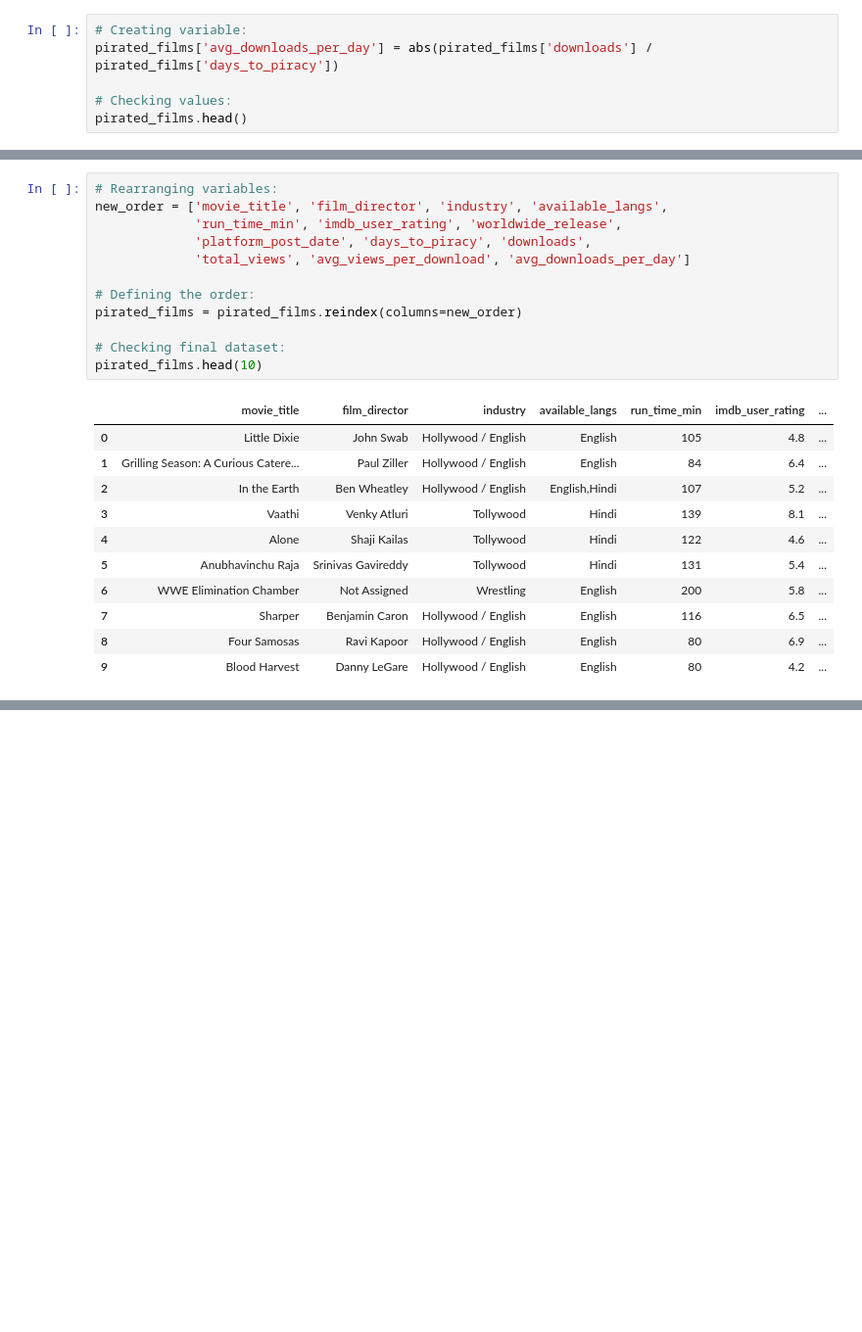
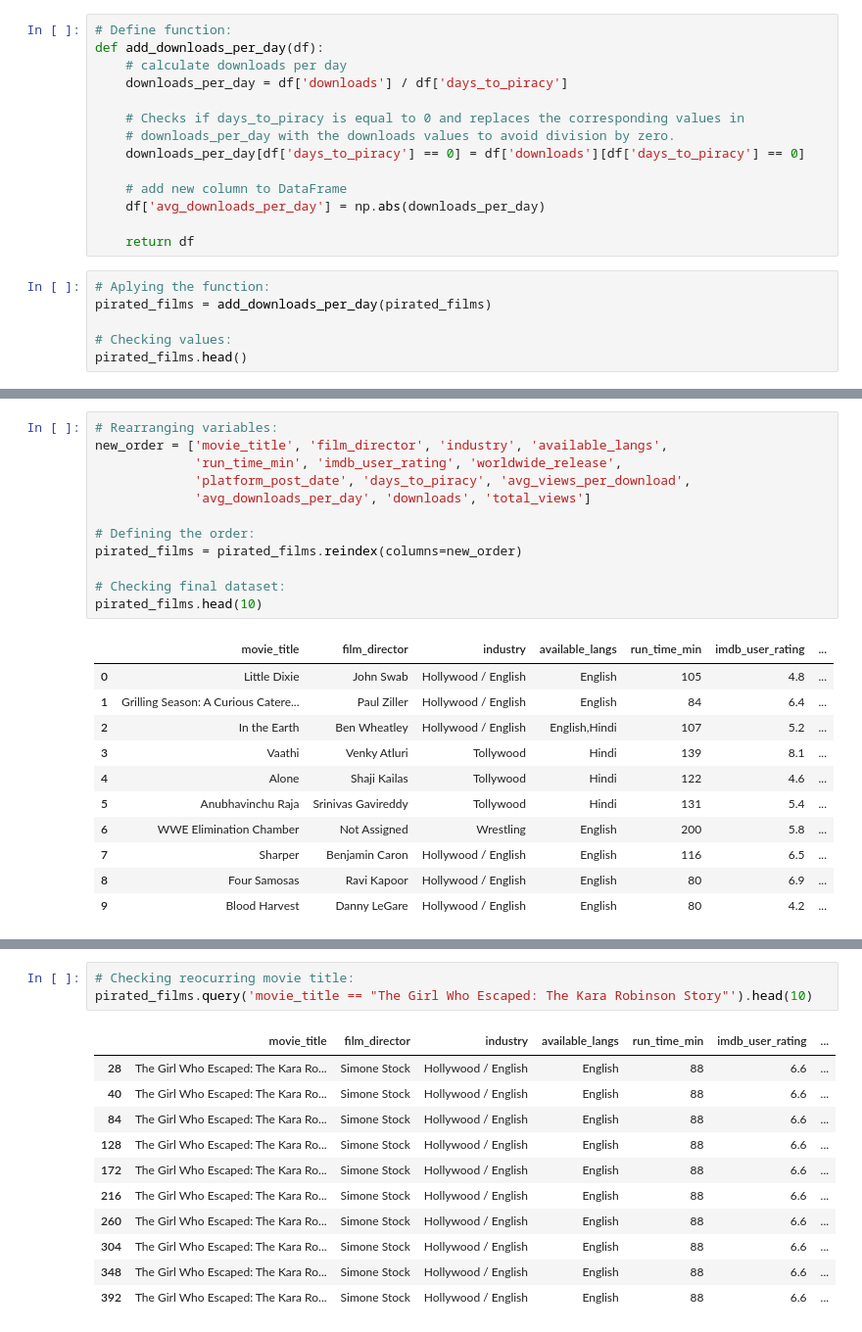
Before and after one commit to JoSEPHDev2022/EDA_Pirated_Movies, a Jupyter notebook: eda_report.ipynb, the cells around one changed output, grey strips where cells are left out. Shown: that part at 98% size. Saved outputs shown, nothing was run; the diff lists cells and outputs as text; blank space fills up the shorter version.

Commit message:
Univariate Analysis > Movie Title

```diff
--- a/eda_report.ipynb
+++ b/eda_report.ipynb
@@ -948,6 +950,20 @@ In junction with the `avg_views_per_download` variable, this column will allow u
+# %%
+# Define function:
+def add_downloads_per_day(df):
+    # calculate downloads per day
+    downloads_per_day = df['downloads'] / df['days_to_piracy']
+
+    # Checks if days_to_piracy is equal to 0 and replaces the corresponding values in
+    # downloads_per_day with the downloads values to avoid division by zero.
+    downloads_per_day[df['days_to_piracy'] == 0] = df['downloads'][df['days_to_piracy'] == 0]
+
+    # add new column to DataFrame
+    df['avg_downloads_per_day'] = np.abs(downloads_per_day)
+
+    return df
 # %%
-# Creating variable:
-pirated_films['avg_downloads_per_day'] = abs(pirated_films['downloads'] / pirated_films['days_to_piracy'])
+# Aplying the function:
+pirated_films = add_downloads_per_day(pirated_films)
 
 # Checking values:
 pirated_films.head()
@@ -966,8 +987,8 @@ With our variables cleaned, sorted and with our new variables created, we can re
 # Rearranging variables:
 new_order = ['movie_title', 'film_director', 'industry', 'available_langs',
              'run_time_min', 'imdb_user_rating', 'worldwide_release',
-             'platform_post_date', 'days_to_piracy', 'downloads',
-             'total_views', 'avg_views_per_download', 'avg_downloads_per_day']
+             'platform_post_date', 'days_to_piracy', 'avg_views_per_download',
+             'avg_downloads_per_day', 'downloads', 'total_views']
 
 # Defining the order:
 pirated_films = pirated_films.reindex(columns=new_order)
@@ -988,0 +1055,15 @@ pirated_films.head(10)
+# %%
+# Checking reocurring movie title:
+pirated_films.query('movie_title == "The Girl Who Escaped: The Kara Robinson Story"').head(10)
+# %% [output]
+|  | movie_title | film_director | industry | available_langs | run_time_min | imdb_user_rating | ... |
+| 28 | The Girl Who Escaped: The Kara Ro... | Simone Stock | Hollywood / English | English | 88 | 6.6 | ... |
+| 40 | The Girl Who Escaped: The Kara Ro... | Simone Stock | Hollywood / English | English | 88 | 6.6 | ... |
+| 84 | The Girl Who Escaped: The Kara Ro... | Simone Stock | Hollywood / English | English | 88 | 6.6 | ... |
+| 128 | The Girl Who Escaped: The Kara Ro... | Simone Stock | Hollywood / English | English | 88 | 6.6 | ... |
+| 172 | The Girl Who Escaped: The Kara Ro... | Simone Stock | Hollywood / English | English | 88 | 6.6 | ... |
+| 216 | The Girl Who Escaped: The Kara Ro... | Simone Stock | Hollywood / English | English | 88 | 6.6 | ... |
+| 260 | The Girl Who Escaped: The Kara Ro... | Simone Stock | Hollywood / English | English | 88 | 6.6 | ... |
+| 304 | The Girl Who Escaped: The Kara Ro... | Simone Stock | Hollywood / English | English | 88 | 6.6 | ... |
+| 348 | The Girl Who Escaped: The Kara Ro... | Simone Stock | Hollywood / English | English | 88 | 6.6 | ... |
+| 392 | The Girl Who Escaped: The Kara Ro... | Simone Stock | Hollywood / English | English | 88 | 6.6 | ... |
```
Also changed, not shown: parts of 30 cells of this notebook.
